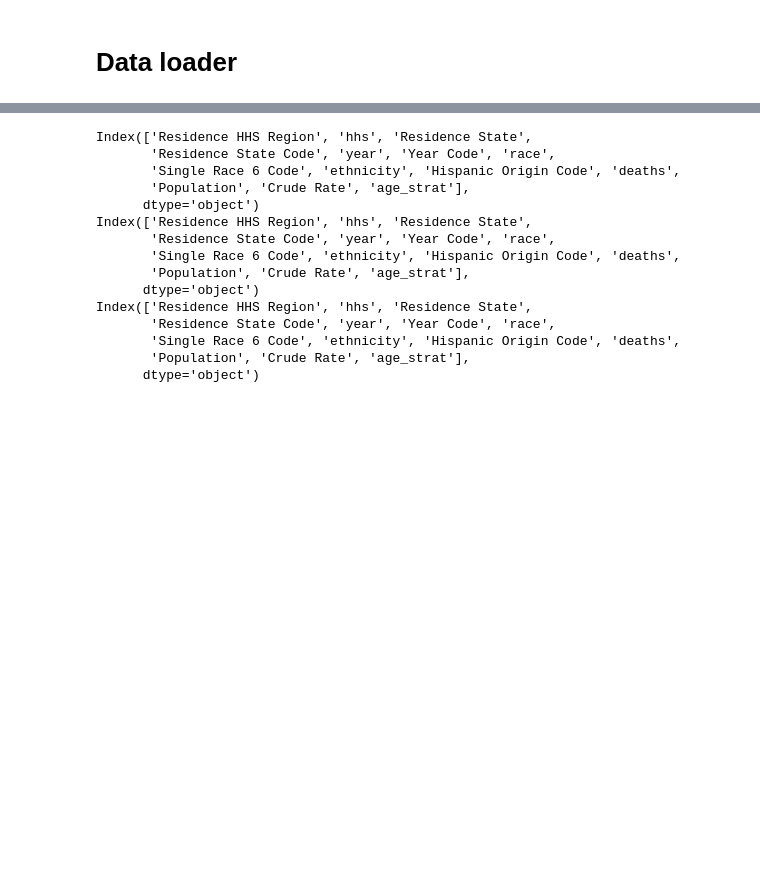
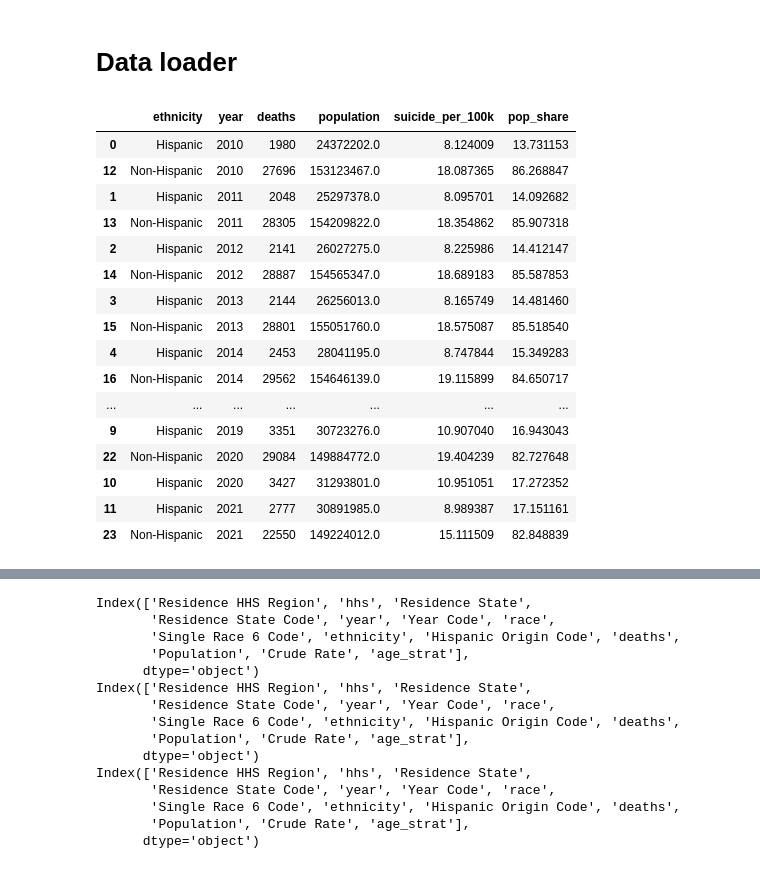
Before and after one commit to arnaud39/us_suicide_study, a Jupyter notebook: Suicide Project.ipynb, the cells around one changed output, grey strips where cells are left out. Saved outputs shown, nothing was run; the diff lists cells and outputs as text; code cells hidden in the pictures; blank space fills up the shorter version.

```diff
--- a/Suicide Project.ipynb
+++ b/Suicide Project.ipynb
@@ -285,0 +325,20 @@ class SuicideData:
+# %%
+df#.suicide_per_100k[#df.ethnicity=="Hispanic"]
+# %% [output]
+|  | ethnicity | year | deaths | population | suicide_per_100k | pop_share |
+| 0 | Hispanic | 2010 | 1980 | 24372202.0 | 8.124009 | 13.731153 |
+| 12 | Non-Hispanic | 2010 | 27696 | 153123467.0 | 18.087365 | 86.268847 |
+| 1 | Hispanic | 2011 | 2048 | 25297378.0 | 8.095701 | 14.092682 |
+| 13 | Non-Hispanic | 2011 | 28305 | 154209822.0 | 18.354862 | 85.907318 |
+| 2 | Hispanic | 2012 | 2141 | 26027275.0 | 8.225986 | 14.412147 |
+| 14 | Non-Hispanic | 2012 | 28887 | 154565347.0 | 18.689183 | 85.587853 |
+| 3 | Hispanic | 2013 | 2144 | 26256013.0 | 8.165749 | 14.481460 |
+| 15 | Non-Hispanic | 2013 | 28801 | 155051760.0 | 18.575087 | 85.518540 |
+| 4 | Hispanic | 2014 | 2453 | 28041195.0 | 8.747844 | 15.349283 |
+| 16 | Non-Hispanic | 2014 | 29562 | 154646139.0 | 19.115899 | 84.650717 |
+| ... | ... | ... | ... | ... | ... | ... |
+| 9 | Hispanic | 2019 | 3351 | 30723276.0 | 10.907040 | 16.943043 |
+| 22 | Non-Hispanic | 2020 | 29084 | 149884772.0 | 19.404239 | 82.727648 |
+| 10 | Hispanic | 2020 | 3427 | 31293801.0 | 10.951051 | 17.272352 |
+| 11 | Hispanic | 2021 | 2777 | 30891985.0 | 8.989387 | 17.151161 |
+| 23 | Non-Hispanic | 2021 | 22550 | 149224012.0 | 15.111509 | 82.848839 |
```
Also changed, not shown: parts of 22 cells of this notebook, 15 other files.
